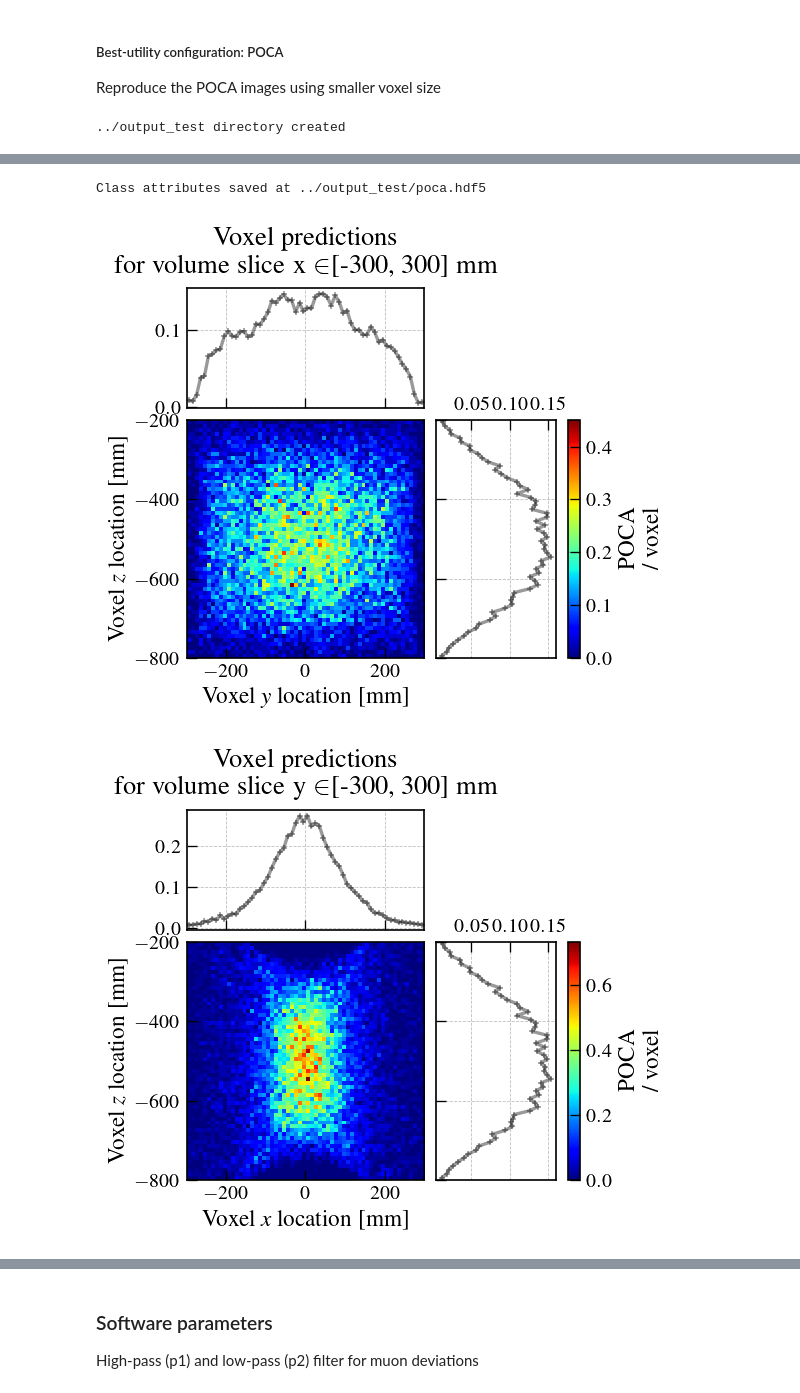
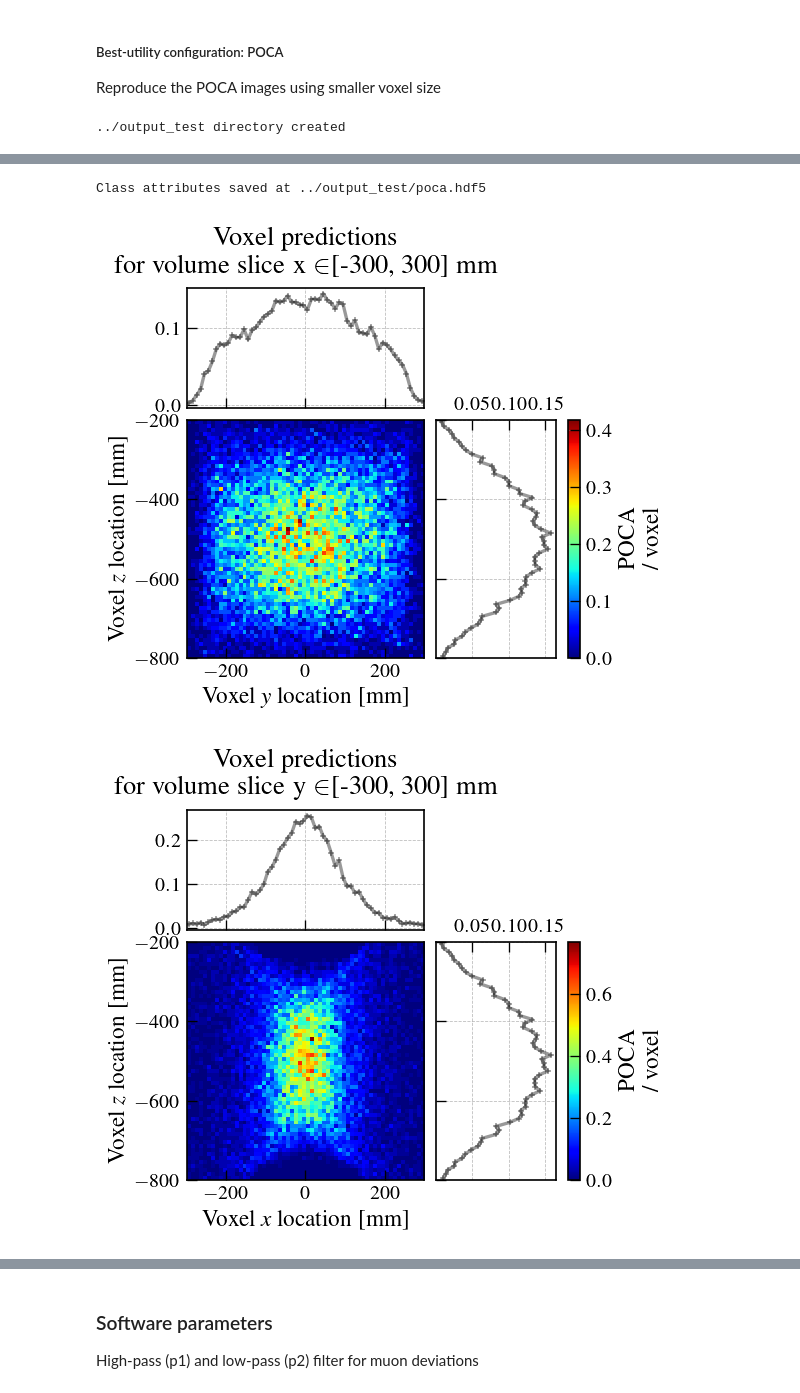
Before and after one commit to MaximeLagrange/muograph, a Jupyter notebook: Analysis.ipynb, the cells around one changed output, grey strips where cells are left out. Drawn from its saved outputs; the diff is of its cells as text; code cells hidden in the pictures.

```diff
--- a/Analysis.ipynb
+++ b/Analysis.ipynb
@@ -2072,6 +2142,7 @@ SR_p
 ##### Solution space scanning
 # %%
 Us = np.zeros([p3.size()[0], p4.size()[0]])
+Sigmas = np.zeros([p3.size()[0], p4.size()[0]])
 
 U1s = np.zeros([p3.size()[0], p4.size()[0]])
 U2s = np.zeros([p3.size()[0], p4.size()[0]])
@@ -2247,13 +2318,19 @@ for i1 in tqdm(range(0, p3.size()[0])):
         U = GetUtility(poca, voi)
 
         if i1==0 and i2==0:
-            mst_opt = cp.deepcopy(mst)
-        if U > np.max(Us):
-            mst_opt = cp.deepcopy(mst)
+            mst_HW_opt = cp.deepcopy(mst)
+            tracks_HW_opt_1 = cp.deepcopy(tracks_1)
+            tracks_HW_opt_2 = cp.deepcopy(tracks_2)
+        else:
+            if U[0] > np.max(Us):
+                mst_HW_opt = cp.deepcopy(mst)
+                tracks_HW_opt_1 = cp.deepcopy(tracks_1)
+                tracks_HW_opt_2 = cp.deepcopy(tracks_2)
 
         ##### Save utilities, quantiles and parameters
 
-        Us[i1, i2] = cp.deepcopy(U)
+        Us[i1, i2] = cp.deepcopy(U[0])
+        Sigmas[i1, i2] = cp.deepcopy(U[1])
 
         # U1s[i1, i2] = cp.deepcopy(U1)
         # U2s[i1, i2] = cp.deepcopy(U2)
@@ -2668,36 +2872,36 @@ opt_p4 = float(p4[i[1]])
 # ##### POCA
 # mst = TrackingMST(trackings=(tracks_1, tracks_2))
 
-poca = POCA(tracking=mst_opt, voi=voi, output_dir="../output_test/")
+poca = POCA(tracking=mst_HW_opt, voi=voi, output_dir="../output_test/")
 
 # Choose a dimension to project along (0 = x, 1 = y, 2 = z)
 for dim in range(0, 3):
     poca.plot_pred_slice(
         voi=voi,  # The volume of interest
         xyz_voxel_preds=poca.n_poca_per_vox,  # The voxelized predictions to plot
         voi_slice=(0, voi.n_vox_xyz[dim]-1), # Choose a range of voxels to plot along the desired direction
         dim = dim, # The dimension to project along
         figname = resolution + "_Scan_Sequential_HW_POCA", # The name of the figure to Save
         pred_label="POCA \n/ voxel",
         pred_unit="",
     )
 
 ##### Utility
 
 print(poca)
 print("")
 
 print("")
 print("Utility = " + str(int(np.max(U))))
 print("\nBest parameter:")
 print(str(np.round(opt_p3)) + " (panel separation [mm])")
 print(str(np.round(opt_p4*100)) + " (panel area difference [%])")
 print("")
 
 # print("Utility (Path corrected Poisson Likelihood Ratio) = " + str(int(np.max(U3s))))
 # %% [output]
 ../output_test directory created
 [interactive output not drawn]
 Class attributes saved at ../output_test/poca.hdf5
-[figure, old version]
+[figure, new version]
-[figure, old version]
+[figure, new version]
```
Also changed, not shown: parts of 32 cells of this notebook.
